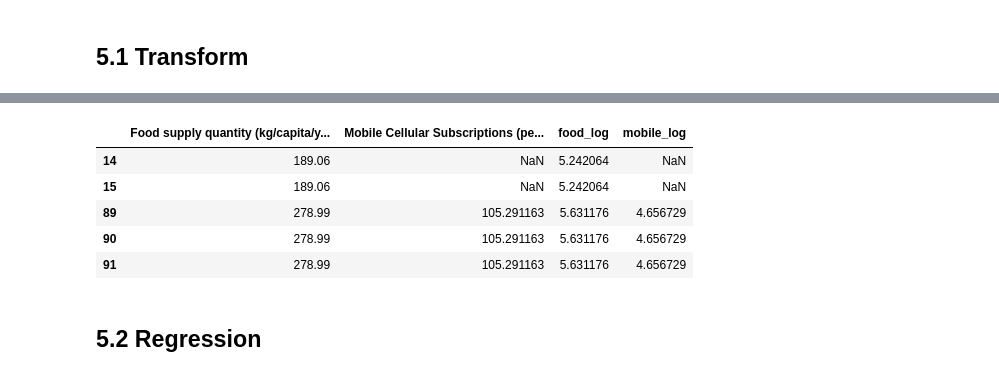
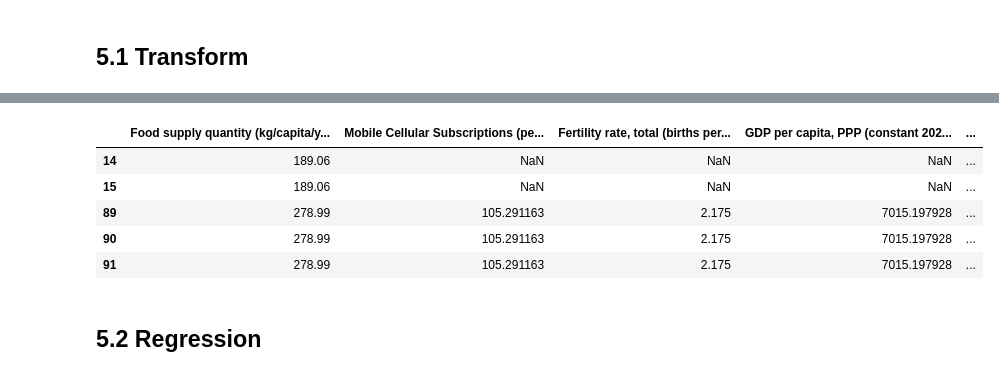
Before and after one commit to wanzi-wang/graspp_2025s_fintech, a Jupyter notebook: notebooks/Milestone_2.ipynb, the cells around one changed output, grey strips where cells are left out. Saved outputs shown, nothing was run; the diff lists cells and outputs as text; code cells hidden in the pictures.

```diff
--- a/notebooks/Milestone_2.ipynb
+++ b/notebooks/Milestone_2.ipynb
@@ -505,3 +510,20 @@ df_feat = df_merge_5.query("year == 2020")[[
     'Mobile Cellular Subscriptions (per 100 people)'
 ]]
 df_feat.head(5)
+
+df_feat_with_control = df_merge_5.query("year == 2020")[[
+    'Food supply quantity (kg/capita/yr)_Cereals - Excluding Beer',
+    'Mobile Cellular Subscriptions (per 100 people)',
+    'Fertility rate, total (births per woman)',
+    'GDP per capita, PPP (constant 2021 international $)',
+    'Life expectancy at birth, total (years)',
+    'Mortality rate, infant (per 1,000 live births)',
+    'Population density (people per sq. km of land area)',
+    'Population growth (annual %)',
+    'Population, total',
+    'Poverty headcount ratio at national poverty lines (% of population)',
+    'Rural population (% of total population)',
+    'Urban population (% of total population)'
+]]
+
+df_feat_with_control.head(5)
@@ -508,17 +537,23 @@ df_feat.head(5)
 # %%
 import numpy as np
 df_feat = df_feat.assign(
     food_log = df_feat['Food supply quantity (kg/capita/yr)_Cereals - Excluding Beer'].apply(np.log),
     mobile_log = df_feat['Mobile Cellular Subscriptions (per 100 people)'].apply(np.log)
 )
 df_feat.head(5)
+
+df_feat_with_control = df_feat_with_control.assign(
+    food_log = df_feat_with_control['Food supply quantity (kg/capita/yr)_Cereals - Excluding Beer'].apply(np.log),
+    mobile_log = df_feat_with_control['Mobile Cellular Subscriptions (per 100 people)'].apply(np.log)
+)
+df_feat_with_control.head(5)
 # %% [output]
-|  | Food supply quantity (kg/capita/y... | Mobile Cellular Subscriptions (pe... | food_log | mobile_log |
-| 14 | 189.06 | NaN | 5.242064 | NaN |
-| 15 | 189.06 | NaN | 5.242064 | NaN |
-| 89 | 278.99 | 105.291163 | 5.631176 | 4.656729 |
-| 90 | 278.99 | 105.291163 | 5.631176 | 4.656729 |
-| 91 | 278.99 | 105.291163 | 5.631176 | 4.656729 |
+|  | Food supply quantity (kg/capita/y... | Mobile Cellular Subscriptions (pe... | Fertility rate, total (births per... | GDP per capita, PPP (constant 202... | ... |
+| 14 | 189.06 | NaN | NaN | NaN | ... |
+| 15 | 189.06 | NaN | NaN | NaN | ... |
+| 89 | 278.99 | 105.291163 | 2.175 | 7015.197928 | ... |
+| 90 | 278.99 | 105.291163 | 2.175 | 7015.197928 | ... |
+| 91 | 278.99 | 105.291163 | 2.175 | 7015.197928 | ... |
 # %% [markdown]
 ## 5.2 Regression
 # %%
```
Also changed, not shown: parts of 7 cells of this notebook, 1 other file.
